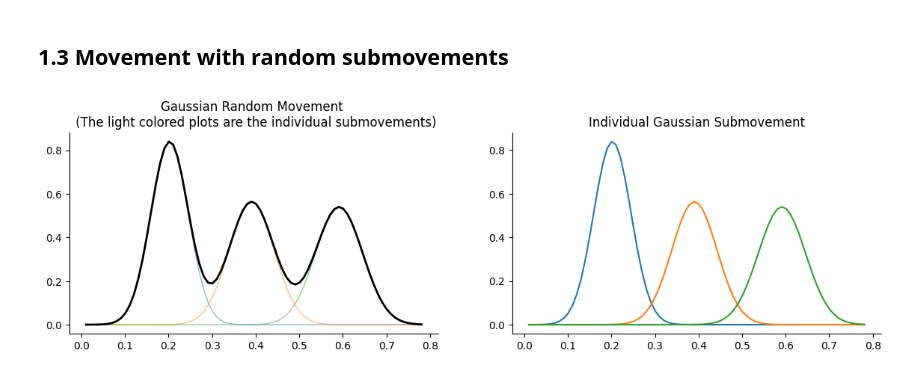
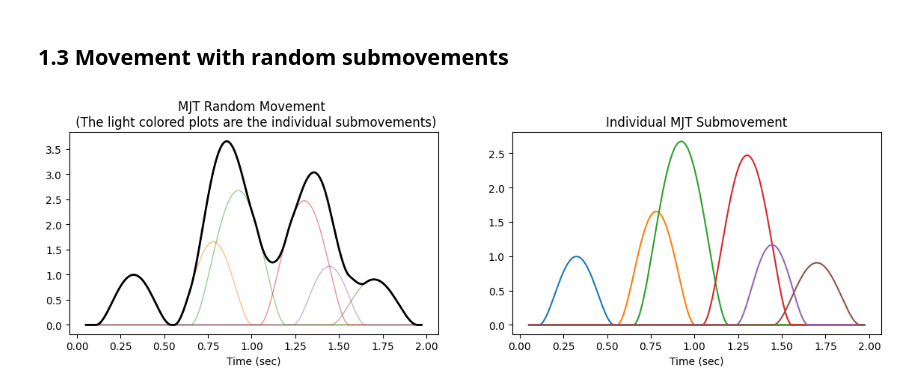
Before and after one commit to siva82kb/monalysa, a Jupyter notebook: docs/source/notebooks/movements.ipynb, the cells around one changed output. Saved outputs shown, nothing was run; the diff lists cells and outputs as text; code cells hidden in the pictures.

```diff
--- a/docs/source/notebooks/movements.ipynb
+++ b/docs/source/notebooks/movements.ipynb
@@ -87,16 +102,20 @@ plt.title("Gaussian Rhythmic Movement");
 # %% [markdown]
 ## 1.3 Movement with random submovements
 # %%
-time, move, submove = movements.generate_random_movement(move_type='gaussian')
+time, move, submove = movements.generate_random_movement(move_type='mjt')
 
-# Plot the generated Gaussian rhythmic movement.
+# Plot the generated random MJT movement.
 fig = plt.figure(figsize=(14, 3.5))
 ax = fig.add_subplot(121)
 ax.plot(time, submove.T, lw=1, alpha=0.5)
 ax.plot(time, move, color="k", lw=2)
-ax.set_title("Gaussian Random Movement \n (The light colored plots are the individual submovements)");
+ax.set_xlabel("Time (sec)")
+ax.set_title("MJT Random Movement \n (The light colored plots are the individual submovements)");
 ax = fig.add_subplot(122)
 ax.plot(time, submove.T)
-ax.set_title("Individual Gaussian Submovement");
+ax.set_xlabel("Time (sec)")
+ax.set_title("Individual MJT Submovement");
+
+fig.savefig("random_movement.svg", format="svg")
 # %% [output]
-[figure, old version]
+[figure, new version]
```
Also changed, not shown: parts of 2 cells of this notebook, 12 other files.
